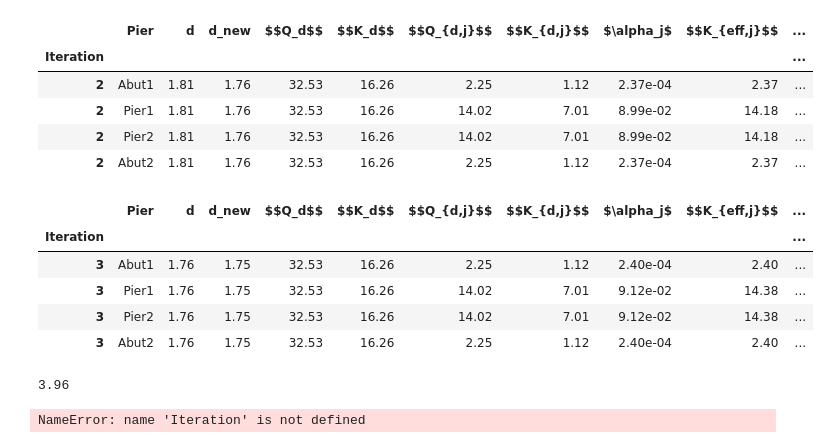
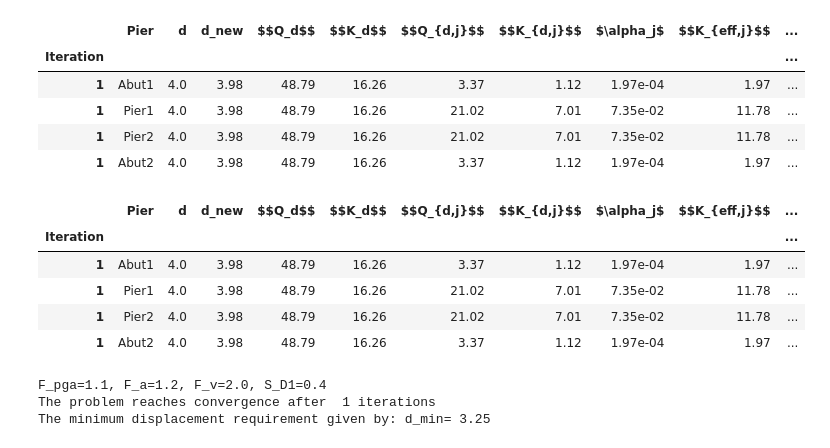
Before and after one commit to CFCSL/BASE-ISOLATION, a Jupyter notebook: Samples.ipynb, the cells around one changed output. Cells and saved outputs as stored; diff of their text form; code cells hidden in the pictures.

```diff
--- a/Samples.ipynb
+++ b/Samples.ipynb
@@ -9,5 +13,5 @@ import matplotlib.pyplot as plt
 # %%
-# Example 1.0:
+# Example 1.1:
 m=4
 n=6
 n_c=[0,3,3,0]
@@ -20,14 +24,17 @@ angle_skew=0
 PGA=0.40
 S_1=0.20
 S_S=0.75
-SiteClass="B"
-#q=0.05 # 5%
-#k=0.05
-tol=0.02
+SiteClass="D"
+q=0.075 # 5%
+k=0.1
+tol=0.05
 T_max=2
 Isolator_Type='Lead-rubber bearing'
 latex_format=True
+d0=4
+params=d0, m, n, n_c, W_SS, W_PP, W, K_sub, angle_skew, PGA, S_1, S_S, SiteClass, T_max, Isolator_Type, q, k, tol
 # %%
-df=B1(m,n,n_c,W_SS, W_PP,W,K_sub,angle_skew,PGA, S_1,S_S, SiteClass,T_max, Isolator_Type,tol,latex_format=True)
-df[0]
+df=B1(params, d=4,latex_format=True,plot_action=False)
+df0=list(df.values())[0]
+df1=list(df.values())[-1]
 # %% [output]
@@ -43,22 +44,18 @@ The minimum displacement requirement given by: d_min= 1.43
 # %%
-df[1]
+df0
 # %% [output]
 |  | Pier | d | d_new | $$Q_d$$ | $$K_d$$ | $$Q_{d,j}$$ | $$K_{d,j}$$ | $\alpha_j$ | $$K_{eff,j}$$ | ... |
 | Iteration |  |  |  |  |  |  |  |  |  | ... |
-| 2 | Abut1 | 1.81 | 1.76 | 32.53 | 16.26 | 2.25 | 1.12 | 2.37e-04 | 2.37 | ... |
-| 2 | Pier1 | 1.81 | 1.76 | 32.53 | 16.26 | 14.02 | 7.01 | 8.99e-02 | 14.18 | ... |
-| 2 | Pier2 | 1.81 | 1.76 | 32.53 | 16.26 | 14.02 | 7.01 | 8.99e-02 | 14.18 | ... |
-| 2 | Abut2 | 1.81 | 1.76 | 32.53 | 16.26 | 2.25 | 1.12 | 2.37e-04 | 2.37 | ... |
+| 1 | Abut1 | 4.0 | 3.98 | 48.79 | 16.26 | 3.37 | 1.12 | 1.97e-04 | 1.97 | ... |
+| 1 | Pier1 | 4.0 | 3.98 | 48.79 | 16.26 | 21.02 | 7.01 | 7.35e-02 | 11.78 | ... |
+| 1 | Pier2 | 4.0 | 3.98 | 48.79 | 16.26 | 21.02 | 7.01 | 7.35e-02 | 11.78 | ... |
+| 1 | Abut2 | 4.0 | 3.98 | 48.79 | 16.26 | 3.37 | 1.12 | 1.97e-04 | 1.97 | ... |
 # %%
-df[-1]
+df1
 # %% [output]
 |  | Pier | d | d_new | $$Q_d$$ | $$K_d$$ | $$Q_{d,j}$$ | $$K_{d,j}$$ | $\alpha_j$ | $$K_{eff,j}$$ | ... |
 | Iteration |  |  |  |  |  |  |  |  |  | ... |
-| 3 | Abut1 | 1.76 | 1.75 | 32.53 | 16.26 | 2.25 | 1.12 | 2.40e-04 | 2.40 | ... |
-| 3 | Pier1 | 1.76 | 1.75 | 32.53 | 16.26 | 14.02 | 7.01 | 9.12e-02 | 14.38 | ... |
-| 3 | Pier2 | 1.76 | 1.75 | 32.53 | 16.26 | 14.02 | 7.01 | 9.12e-02 | 14.38 | ... |
-| 3 | Abut2 | 1.76 | 1.75 | 32.53 | 16.26 | 2.25 | 1.12 | 2.40e-04 | 2.40 | ... |
+| 1 | Abut1 | 4.0 | 3.98 | 48.79 | 16.26 | 3.37 | 1.12 | 1.97e-04 | 1.97 | ... |
+| 1 | Pier1 | 4.0 | 3.98 | 48.79 | 16.26 | 21.02 | 7.01 | 7.35e-02 | 11.78 | ... |
+| 1 | Pier2 | 4.0 | 3.98 | 48.79 | 16.26 | 21.02 | 7.01 | 7.35e-02 | 11.78 | ... |
+| 1 | Abut2 | 4.0 | 3.98 | 48.79 | 16.26 | 3.37 | 1.12 | 1.97e-04 | 1.97 | ... |
-# %%
-1.76*2.25
-# %% [output]
-3.96
@@ -67,5 +61,0 @@ df[-1]
-# %%
-df=Iteration(m,n,n_c,W_SS, W_PP,W,K_sub,angle_skew,PGA, S_1,S_S, SiteClass,T_max, Isolator_Type,tol,latex_format=True, d=1.4)
-df[0]
-# %% [output]
-NameError: name 'Iteration' is not defined
@@ -75,0 +62,7 @@ abs(1.66-1.76)/1.76
+# %%
+df=B1(params, d=3.98,latex_format=True,plot_action=False)
+df1=list(df.values())[-1]
+# %% [output]
+F_pga=1.1, F_a=1.2, F_v=2.0, S_D1=0.4
+The problem reaches convergence after  1 iterations
+The minimum displacement requirement given by: d_min= 3.25
```
Also changed, not shown: parts of 7 cells of this notebook, 8 other files.
